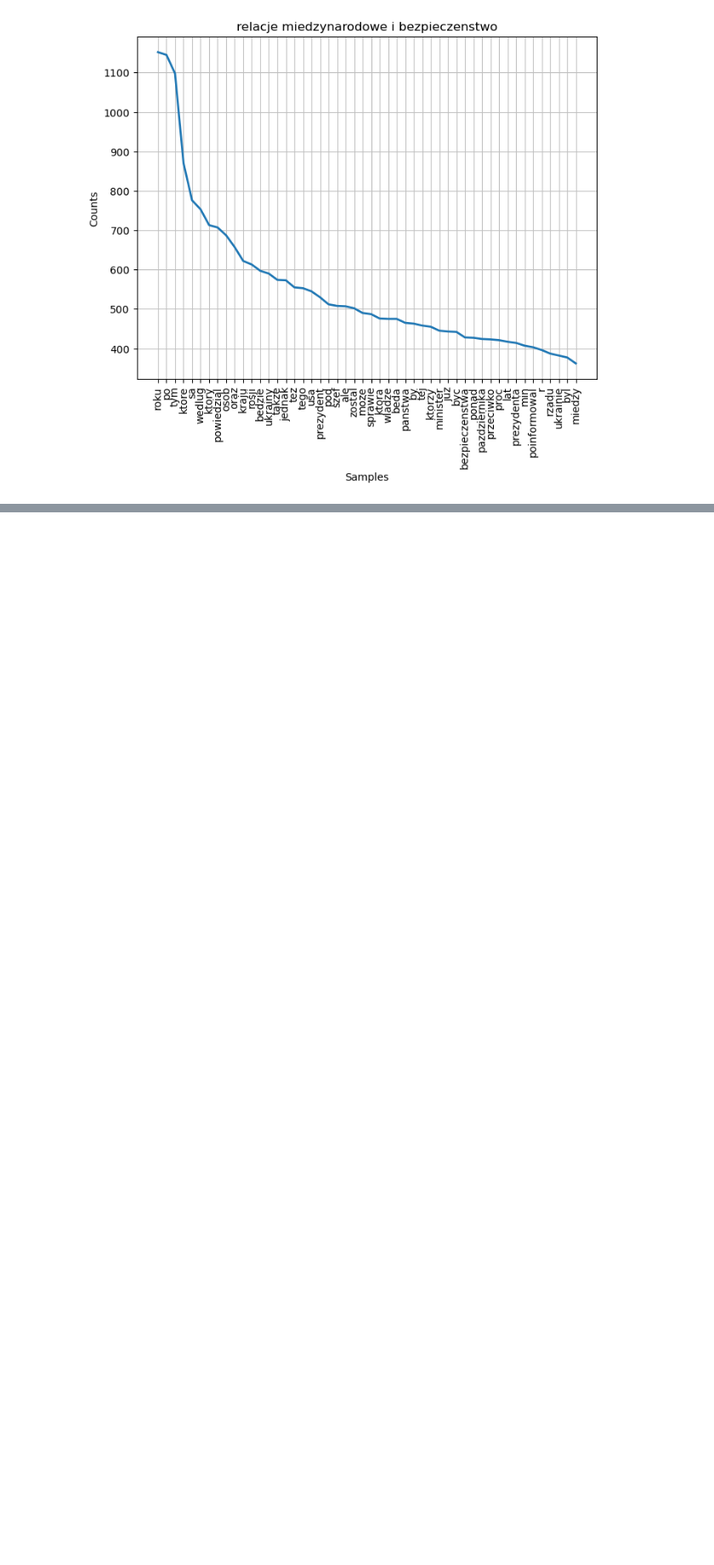
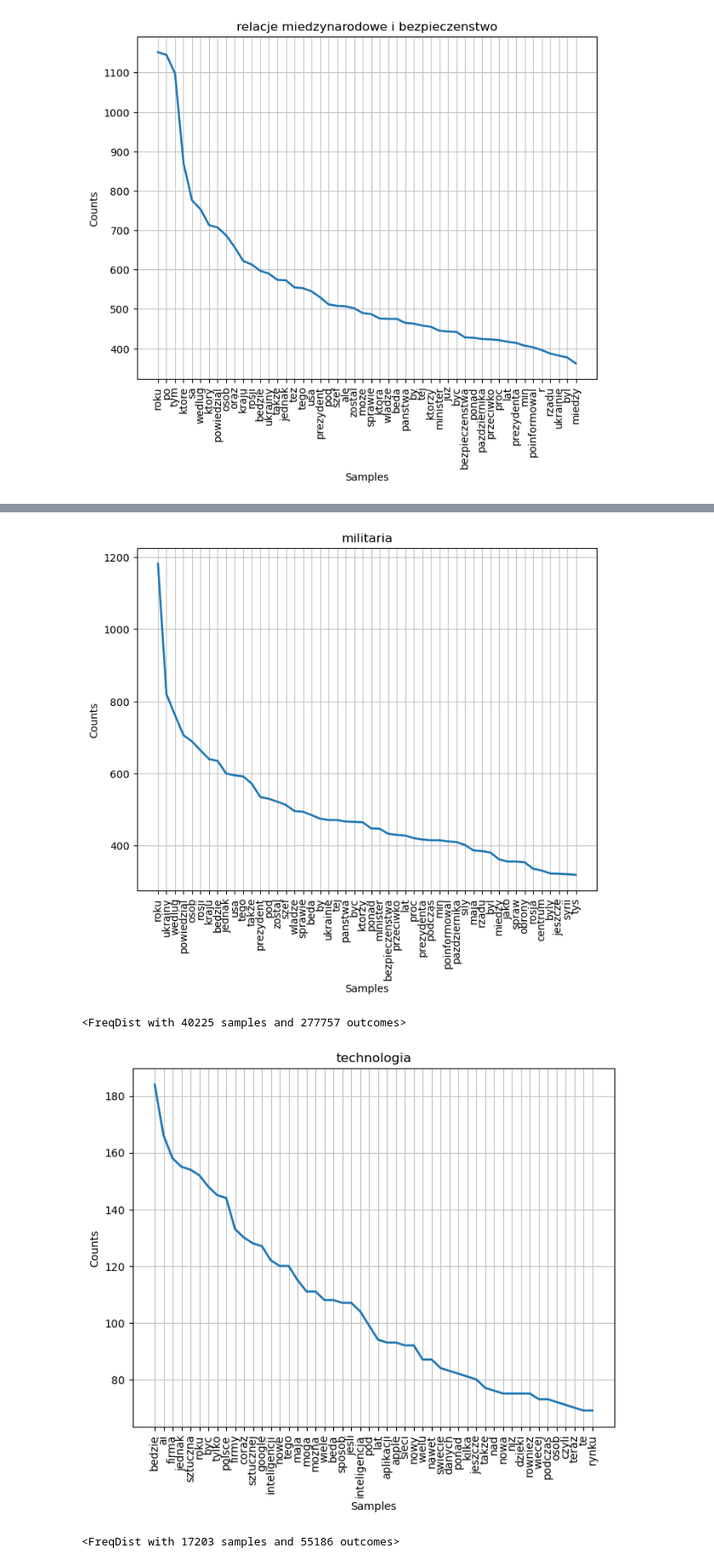
Before and after one commit to mkaniowski/data-minning, a Jupyter notebook: notebooks/explore_data.ipynb, the cells around one changed output, grey strips where cells are left out. Shown at 85% size. Saved outputs shown, nothing was run; the diff lists cells and outputs as text; code cells hidden in the pictures; blank space fills up the shorter version.

```diff
--- a/notebooks/explore_data.ipynb
+++ b/notebooks/explore_data.ipynb
@@ -323,0 +475,21 @@ plt.show()
+# %%
+cleaned_data = pd.read_csv('../data/cleaned_data_v2.csv')
+# %%
+import nltk
+import matplotlib.pyplot as plt
+import ast
+
+cleaned_data['content'] = cleaned_data['content'].apply(lambda x: ast.literal_eval(x) if isinstance(x, str) else x)
+
+for category in cleaned_data['category'].unique():
+    catFD = nltk.FreqDist(word for text in cleaned_data[cleaned_data['category'] == category]['content'] for word in text)
+    plt.subplots(figsize=(8,6))
+    plt.title(category)
+    catFD.plot(50)
+    plt.show()
+    print(catFD)
+# %% [output]
+[figure, added]
+<FreqDist with 40225 samples and 277757 outcomes>
+[figure, added]
+<FreqDist with 17203 samples and 55186 outcomes>
```
Also changed, not shown: parts of 30 cells of this notebook, 33 other files.
